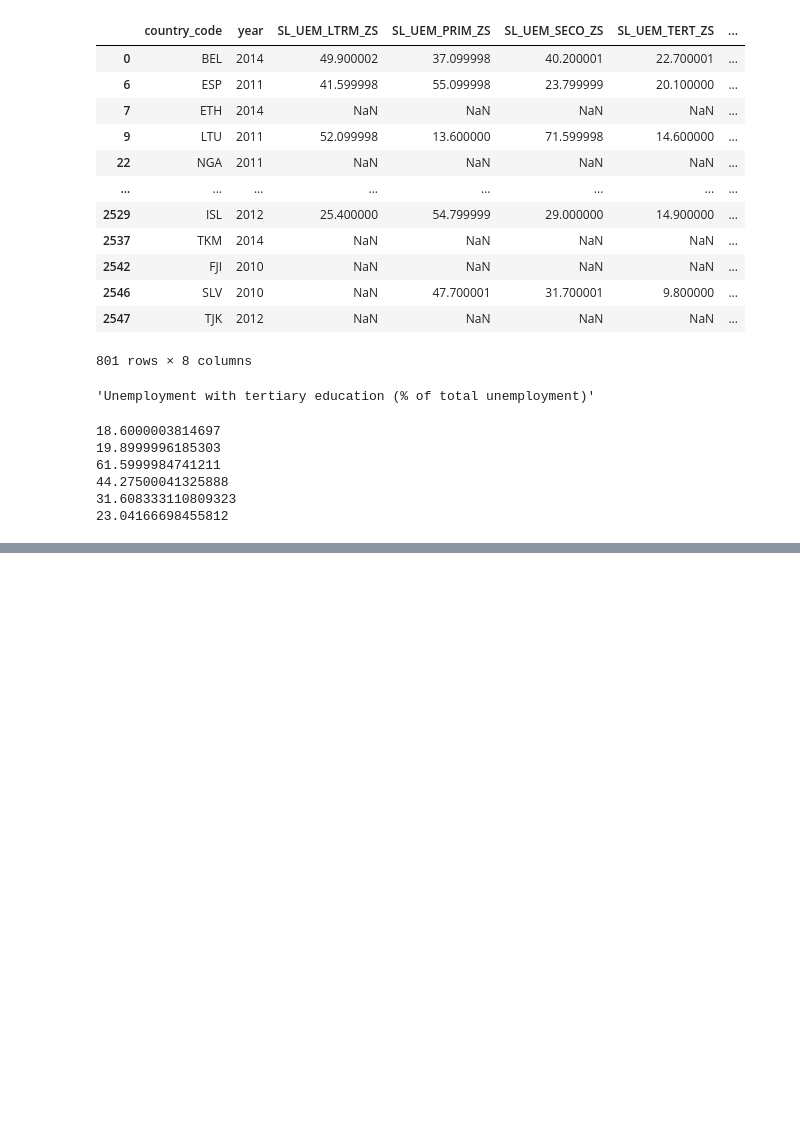
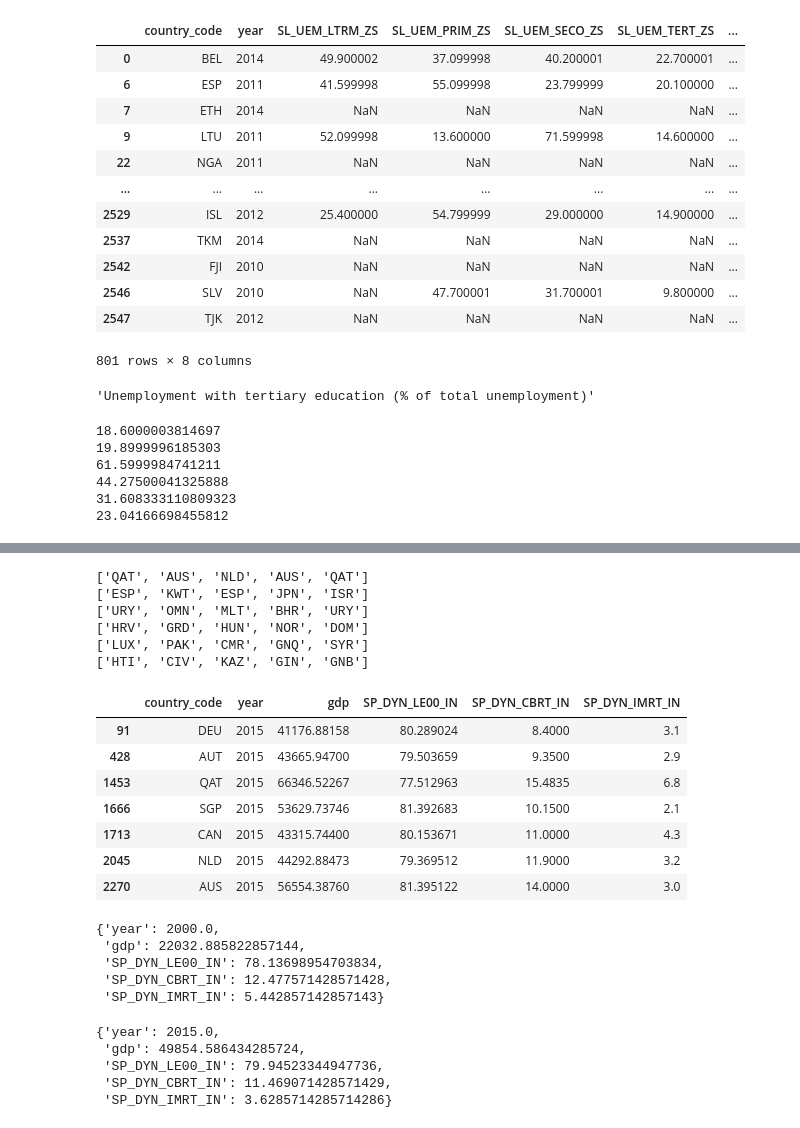
Before and after one commit to greg9702/Data-mining, a Jupyter notebook: Data_ming.ipynb, the cells around one changed output, grey strips where cells are left out. Cells and saved outputs as stored; diff of their text form; code cells hidden in the pictures; blank space fills up the shorter version.

```diff
--- a/Data_ming.ipynb
+++ b/Data_ming.ipynb
@@ -1024,0 +1127,32 @@ test_data
+# %%
+b_40_plus = list(df[(df['year'] == 2015) & (df['gdp'] > 40000)]['country_code'])
+b_25_40 = list(df[(df['year'] == 2015) & (df['gdp'] <= 40000)& (df['gdp'] > 25000)]['country_code'])
+b_15_25 = list(df[(df['year'] == 2015) & (df['gdp'] <= 25000)& (df['gdp'] > 15000)]['country_code'])
+b_5_15 = list(df[(df['year'] == 2015) & (df['gdp'] <= 15000)& (df['gdp'] > 5000)]['country_code'])
+b_1_5 = list(df[(df['year'] == 2015) & (df['gdp'] <= 5000)& (df['gdp'] > 1000)]['country_code'])
+b_1_less = list(df[(df['year'] == 2015) & (df['gdp'] <= 1000)]['country_code'])
+# %%
+print(random.choices(b_40_plus, k=5))
+print(random.choices(b_25_40, k=5))
+print(random.choices(b_15_25, k=5))
+print(random.choices(b_5_15, k=5))
+print(random.choices(b_1_5, k=5))
+print(random.choices(b_1_less, k=5))
+# %% [output]
+['QAT', 'AUS', 'NLD', 'AUS', 'QAT']
+['ESP', 'KWT', 'ESP', 'JPN', 'ISR']
+['URY', 'OMN', 'MLT', 'BHR', 'URY']
+['HRV', 'GRD', 'HUN', 'NOR', 'DOM']
+['LUX', 'PAK', 'CMR', 'GNQ', 'SYR']
+['HTI', 'CIV', 'KAZ', 'GIN', 'GNB']
+# %%
+df[(df['country_code'].isin(b_40_plus)) & (df['year'] == 2015)]
+# %% [output]
+|  | country_code | year | gdp | SP_DYN_LE00_IN | SP_DYN_CBRT_IN | SP_DYN_IMRT_IN |
+| 91 | DEU | 2015 | 41176.88158 | 80.289024 | 8.4000 | 3.1 |
+| 428 | AUT | 2015 | 43665.94700 | 79.503659 | 9.3500 | 2.9 |
+| 1453 | QAT | 2015 | 66346.52267 | 77.512963 | 15.4835 | 6.8 |
+| 1666 | SGP | 2015 | 53629.73746 | 81.392683 | 10.1500 | 2.1 |
+| 1713 | CAN | 2015 | 43315.74400 | 80.153671 | 11.0000 | 4.3 |
+| 2045 | NLD | 2015 | 44292.88473 | 79.369512 | 11.9000 | 3.2 |
+| 2270 | AUS | 2015 | 56554.38760 | 81.395122 | 14.0000 | 3.0 |
@@ -1024,0 +1162,16 @@ test_data
+# %%
+mean_40_plus_2000
+# %% [output]
+{'year': 2000.0,
+ 'gdp': 22032.885822857144,
+ 'SP_DYN_LE00_IN': 78.13698954703834,
+ 'SP_DYN_CBRT_IN': 12.477571428571428,
+ 'SP_DYN_IMRT_IN': 5.442857142857143}
+# %%
+mean_40_plus_2015
+# %% [output]
+{'year': 2015.0,
+ 'gdp': 49854.586434285724,
+ 'SP_DYN_LE00_IN': 79.94523344947736,
+ 'SP_DYN_CBRT_IN': 11.469071428571429,
+ 'SP_DYN_IMRT_IN': 3.6285714285714286}
```
Also changed, not shown: parts of 30 cells of this notebook, 5 other files.
